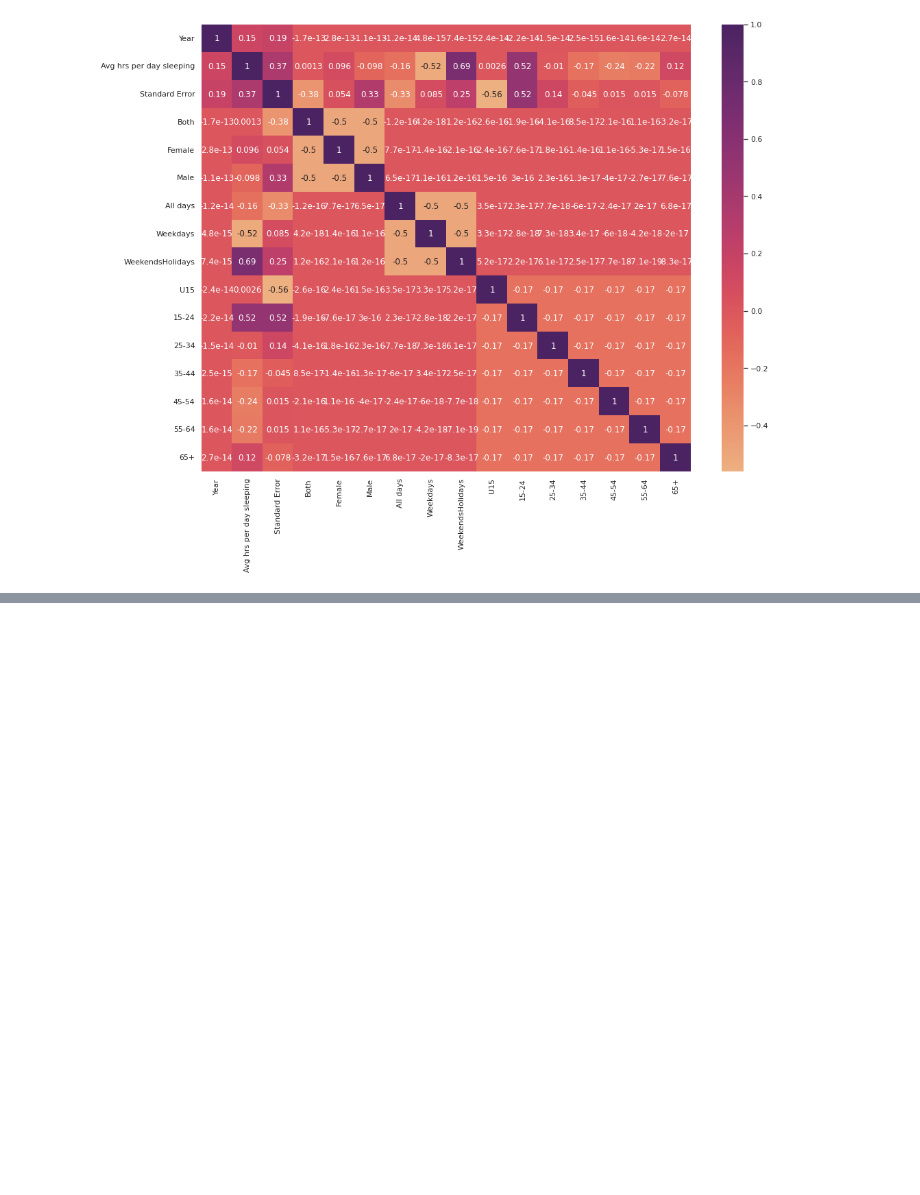
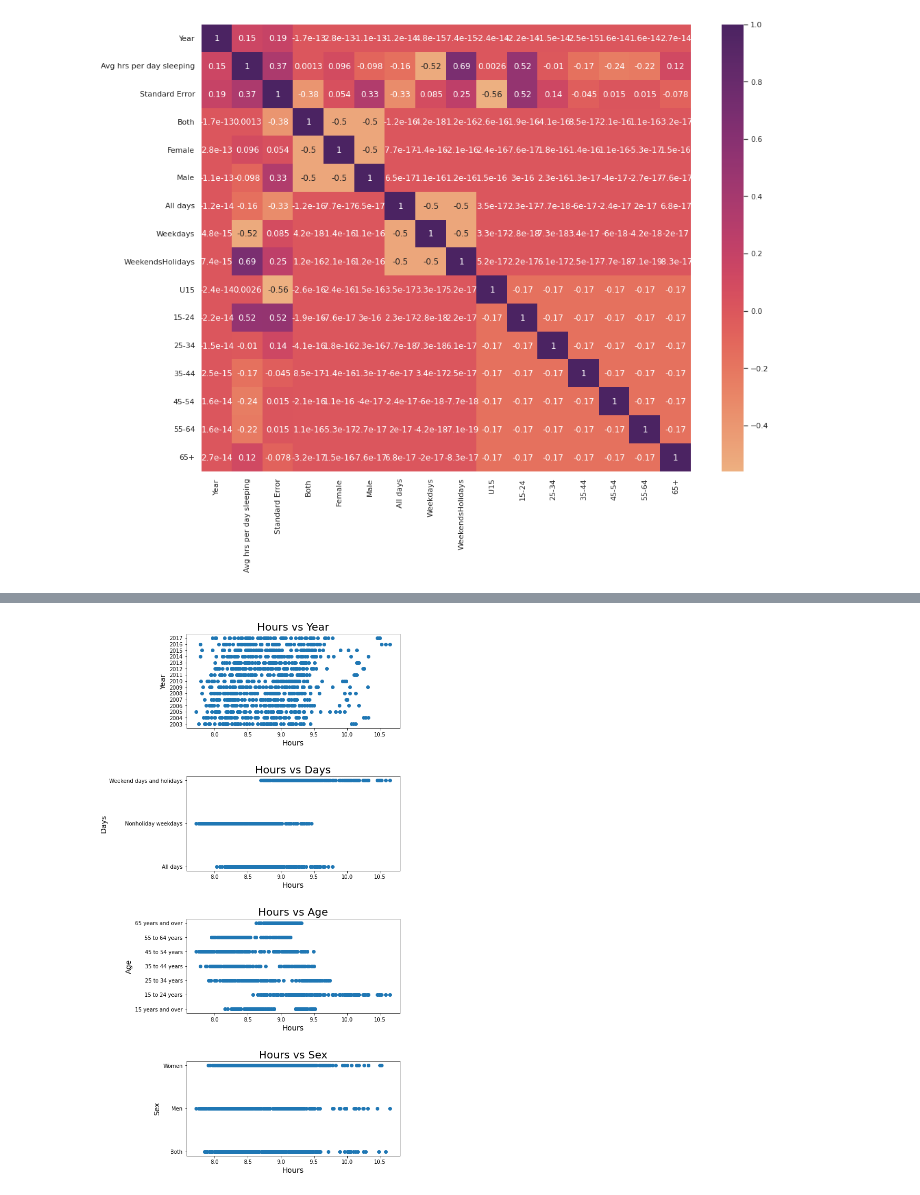
Before and after one commit to amicarellade/cs4342-finalp, a Jupyter notebook: Project.ipynb, the cells around one changed output, grey strips where cells are left out. Saved outputs shown, nothing was run; the diff lists cells and outputs as text; code cells hidden in the pictures; blank space fills up the shorter version.

```diff
--- a/Project.ipynb
+++ b/Project.ipynb
@@ -248,0 +248,16 @@ sns.heatmap(df.corr(),cmap='flare',annot=True)
+# %%
+column_list = df.keys()
+print('Columns List :\n', list(column_list), '\n')
+
+df.rename(columns = {'Avg hrs per day sleeping':'Hours'}, inplace = True)
+df.rename(columns = {'Type of Days':'Days'}, inplace = True)
+df.rename(columns = {'Age Group':'Age'}, inplace = True)
+
+categorical_features = ['Year', 'Period','Days', 'Age', 'Activity', 'Sex']
+categories = df[categorical_features]
+
+print('\nCategorical Feature Values\n')
+
+categories_unique = pd.Series({col: categories[col].unique() for col in categories})
+for item in categories_unique.items():
+    print(item[0], ':\n', item[1], '\n')
@@ -248,0 +282,30 @@ sns.heatmap(df.corr(),cmap='flare',annot=True)
+# %%
+import matplotlib.pyplot as plt
+
+# Creating scatterplots for
+
+def createScatter(df, column_x, column_y, ax):
+    labels = df[column_y].unique()
+    ax.scatter(df[column_x], df[column_y])
+    ax.set_yticks(df[column_y].unique())
+    ax.set_xlabel(column_x, fontsize=14)
+    ax.set_ylabel(column_y, fontsize=14)
+    ax.set_title(column_x + ' vs ' + column_y, fontsize=20)
+
+
+fig, axs = plt.subplots(4, 1, figsize=(8, 16))
+
+fig.tight_layout(pad=7)
+
+ax = axs[0]
+createScatter(df, 'Hours', 'Year', ax)
+ax = axs[1]
+createScatter(df, 'Hours', 'Days', ax)
+ax = axs[2]
+createScatter(df, 'Hours', 'Age', ax)
+ax = axs[3]
+createScatter(df, 'Hours', 'Sex', ax)
+
+plt.show()
+# %% [output]
+[figure, added]
```
Also changed, not shown: parts of 8 cells of this notebook.
